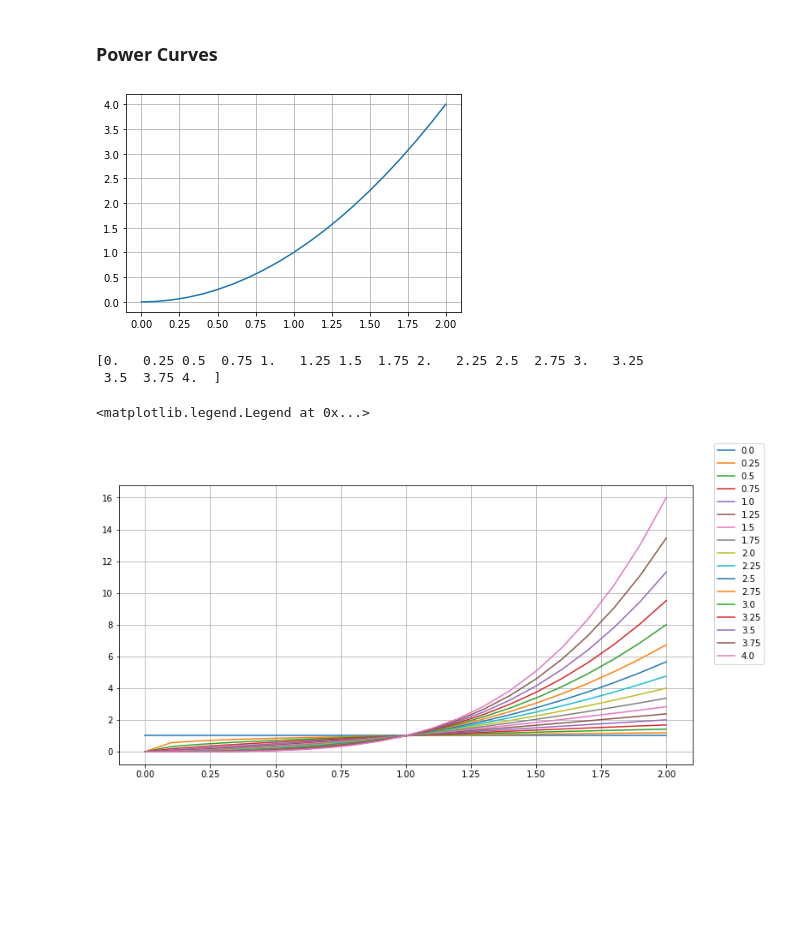
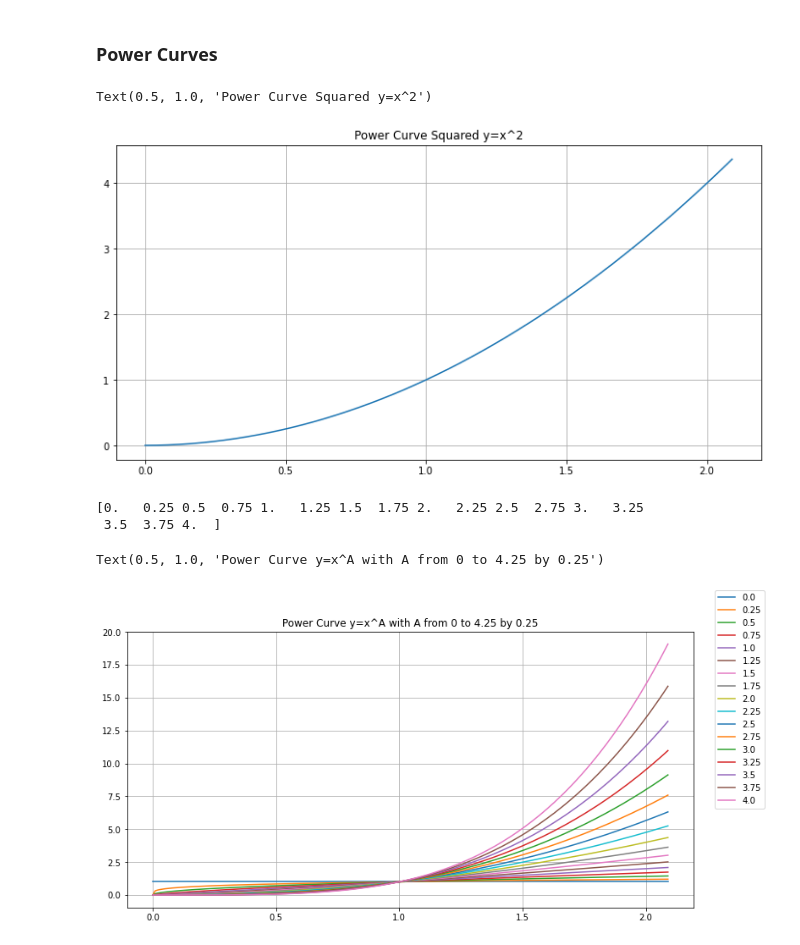
Before and after one commit to ccgarant/cardano-cip-50-draft-liesenfelt-supporting-work, a Jupyter notebook: new_pool_ranking/cip-50-ranking-equation-draft.ipynb, the cells around one changed output. Cells and saved outputs as stored; diff of their text form; code cells hidden in the pictures; blank space fills up the shorter version.

```diff
--- a/new_pool_ranking/cip-50-ranking-equation-draft.ipynb
+++ b/new_pool_ranking/cip-50-ranking-equation-draft.ipynb
@@ -71,12 +71,15 @@ import matplotlib.pyplot as plt
 # %% [markdown]
 ### Power Curves
 # %%
-x = np.arange(0,2.1,.1)
+x = np.arange(0,2.1,.01)
 y = np.power(x,2)
+f = plt.figure(figsize=(12,6))
 plt.plot(x,y)
 plt.grid('on')
+plt.title('Power Curve Squared y=x^2')
 # %% [output]
+Text(0.5, 1.0, 'Power Curve Squared y=x^2')
-[figure, old version]
+[figure, new version]
 # %%
 f = plt.figure(figsize=(12,6))
 r = np.arange(0,4.25,.25)
@@ -87,8 +90,9 @@ for r0 in r:
     plt.plot(x,y)
 plt.grid('on')
 f.legend(r)
+plt.title('Power Curve y=x^A with A from 0 to 4.25 by 0.25')
 # %% [output]
 [0.   0.25 0.5  0.75 1.   1.25 1.5  1.75 2.   2.25 2.5  2.75 3.   3.25
  3.5  3.75 4.  ]
-<matplotlib.legend.Legend at 0x...>
+Text(0.5, 1.0, 'Power Curve y=x^A with A from 0 to 4.25 by 0.25')
-[figure, old version]
+[figure, new version]
```
Also changed, not shown: parts of 6 cells of this notebook, 2 other files.
